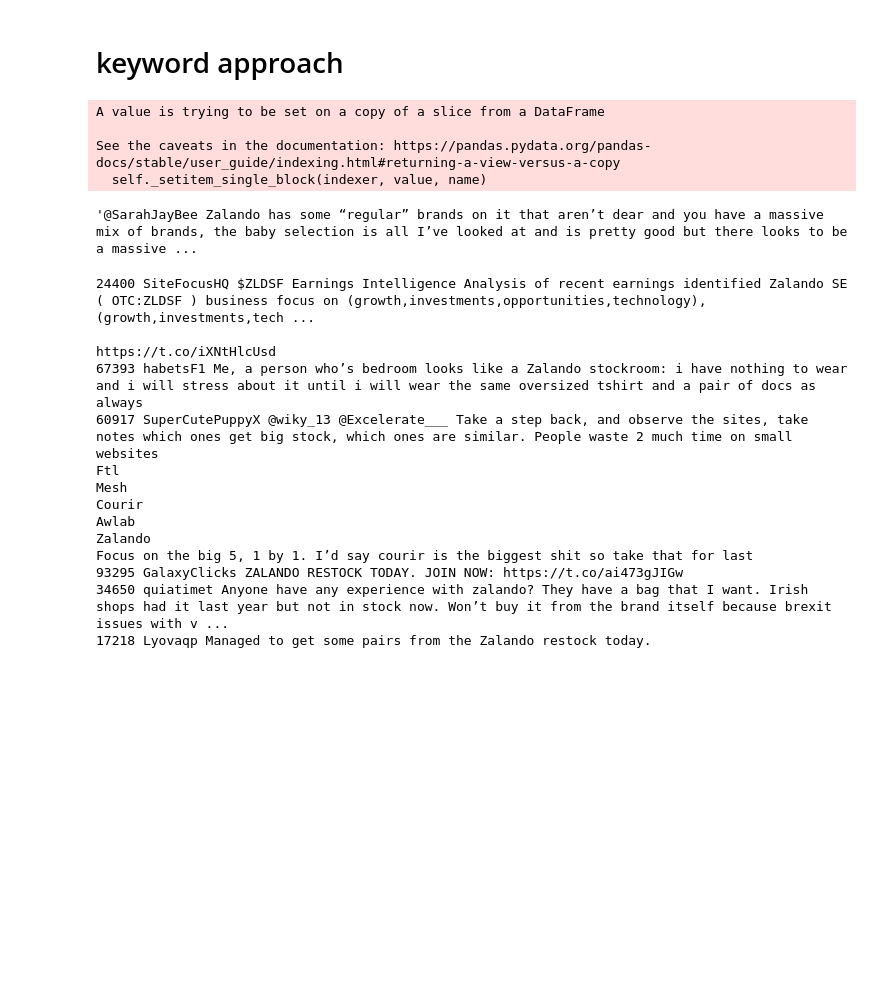
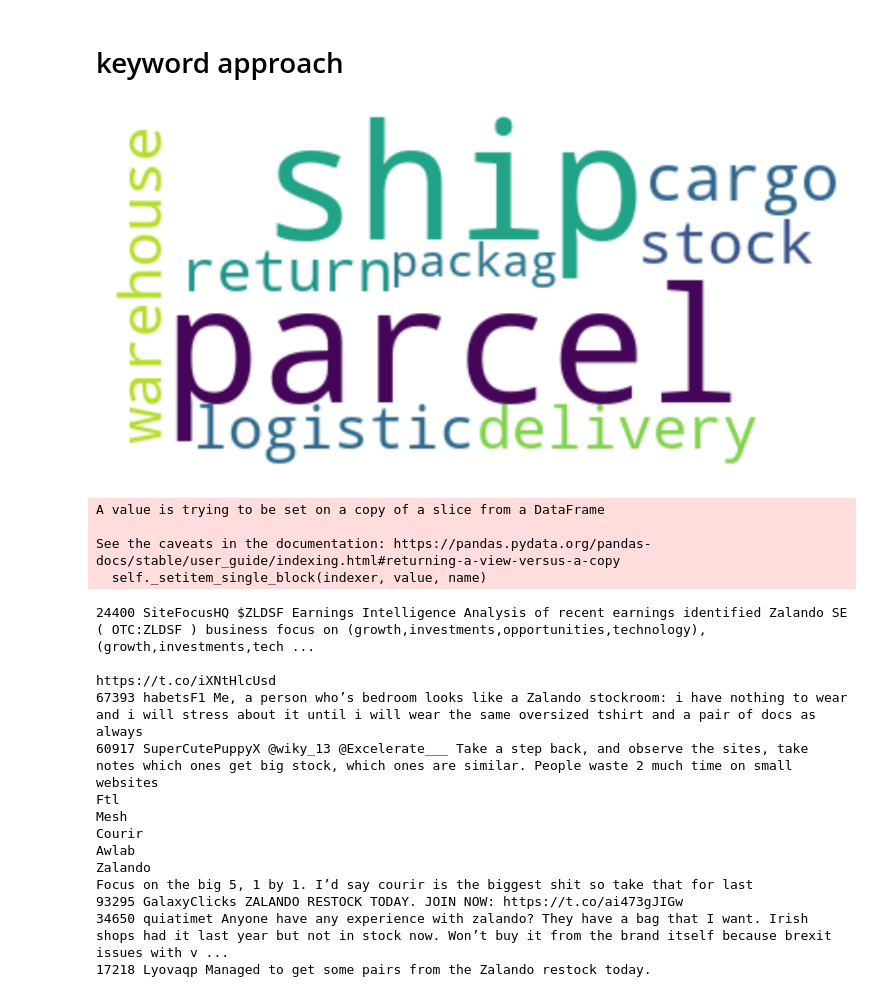
Before and after one commit to C-JoGit/Zalando_Analytics_HWR_BIPM, a Jupyter notebook: 5. topic definition.ipynb, the cells around one changed output. Cells and saved outputs as stored; diff of their text form; code cells hidden in the pictures; blank space fills up the shorter version.

```diff
--- a/5. topic definition.ipynb
+++ b/5. topic definition.ipynb
@@ -187,6 +196,15 @@ display_topics(model, tf_feature_names, no_top_words)
 | 9 | try | 11.4 | help | 5.8 | pair | 8.2 | ... |
 # %% [markdown]
 # keyword approach
+# %%
+#generation of pictures for presentation
+wc = WordCloud(background_color='white', max_words=500, repeat=False)
+wc.generate('ship|parcel|cargo|delivery|return|logistic|warehouse|stock|packag)')
+plt.imshow(wc, interpolation='bilinear')
+plt.axis("off")
+plt.show()
+# %% [output]
+[figure, added]
 # %%
 def define_team(df):
     pattern_payment = r"(voucher|pay|money|klarna|refund|PayPal|bank|£|loan|bill|charg|rate|cost|expens|invoice|budget|usd|euro|Promo|discount)"
@@ -271,10 +289,6 @@ A value is trying to be set on a copy of a slice from a DataFrame
 
 See the caveats in the documentation: https://pandas.pydata.org/pandas-docs/stable/user_guide/indexing.html#returning-a-view-versus-a-copy
   self._setitem_single_block(indexer, value, name)
-# %%
-teams.loc[60918].tweet
-# %% [output]
-'@SarahJayBee Zalando has some “regular” brands on it that aren’t dear and you have a massive mix of brands, the baby selection is all I’ve looked at and is pretty good but there looks to be a massive ...
 # %%
 #testing results by checking random 10 tweets
 sample = teams[(teams.team == 'Stock')&(teams.keyword == 'zalando')].sample(n=10)
```
Also changed, not shown: parts of 8 cells of this notebook, 1 other file.
